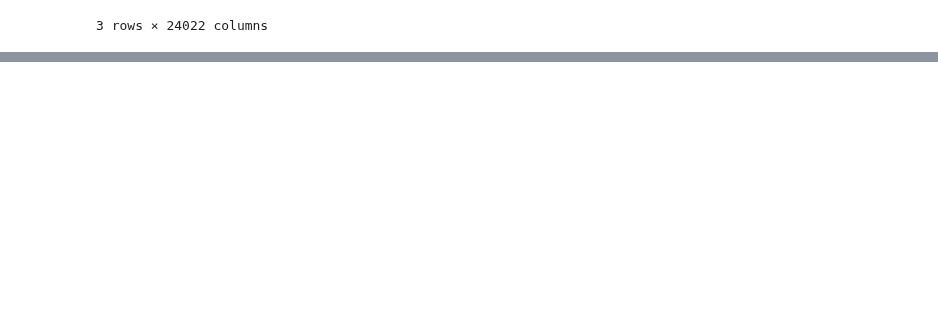
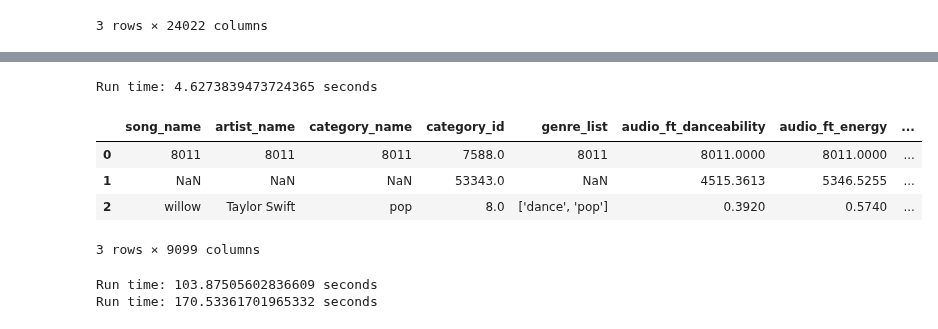
Before and after one commit to hannahkidwell/NLP-Spotify-Genres, a Jupyter notebook: Notebooks/word_stems/word_stem_frequencies.ipynb, the cells around one changed output, grey strips where cells are left out. Cells and saved outputs as stored; diff of their text form; code cells hidden in the pictures; blank space fills up the shorter version.

```diff
--- a/Notebooks/word_stems/word_stem_frequencies.ipynb
+++ b/Notebooks/word_stems/word_stem_frequencies.ipynb
@@ -312,7 +336,17 @@ filtered_lyric_TF_df.head(3)
 # %%
 # Drop columns of word stems that are used in less than 4 songs
-filtered_lyric_TF_df.loc[-1] = filtered_lyric_TF_df.astype(bool).sum(axis=0)
-filtered_lyric_TF_df.index = filtered_lyric_TF_df.index + 1
-filtered_lyric_TF_df = filtered_lyric_TF_df.sort_index()
-filtered_lyric_TF_df = filtered_lyric_TF_df.drop(columns=filtered_lyric_TF_df.columns[(filtered_lyric_TF_df[0:1]<4).any()])
-filtered_lyric_TF_df.head(3)
+t0 = time.time()
+filtered_lyric_SF_df.loc[-1] = filtered_lyric_SF_df.astype(bool).sum(axis=0)
+filtered_lyric_SF_df.index = filtered_lyric_SF_df.index + 1
+filtered_lyric_SF_df = filtered_lyric_SF_df.sort_index()
+filtered_lyric_SF_df = filtered_lyric_SF_df.drop(columns=filtered_lyric_SF_df.columns[(filtered_lyric_SF_df[0:1]<4).any()])
+t1 = time.time()
+print(f'Run time: {t1-t0} seconds')
+filtered_lyric_SF_df.head(3)
+# %% [output]
+Run time: 4.6273839473724365 seconds
+|  | song_name | artist_name | category_name | category_id | genre_list | audio_ft_danceability | audio_ft_energy | ... |
+| 0 | 8011 | 8011 | 8011 | 7588.0 | 8011 | 8011.0000 | 8011.0000 | ... |
+| 1 | NaN | NaN | NaN | 53343.0 | NaN | 4515.3613 | 5346.5255 | ... |
+| 2 | willow | Taylor Swift | pop | 8.0 | ['dance', 'pop'] | 0.3920 | 0.5740 | ... |
+3 rows × 9099 columns
@@ -322,0 +353,14 @@ filtered_lyric_TF_df.to_csv('../../Data/filtered_lyric_SF.csv', index=False)
+# %%
+# Save DataFrames to CSV
+t0 = time.time()
+filtered_lyric_SF_df.to_csv('../../Data/filtered_lyric_SF.csv', index=False)
+t1 = time.time()
+print(f'Run time: {t1-t0} seconds')
+
+t0 = time.time()
+lyric_SF_df.to_csv('../../Data/lyric_SF.csv', index=False)
+t1 = time.time()
+print(f'Run time: {t1-t0} seconds')
+# %% [output]
+Run time: 103.87505602836609 seconds
+Run time: 170.53361701965332 seconds
```
Also changed, not shown: parts of 5 cells of this notebook, 3 other files.
